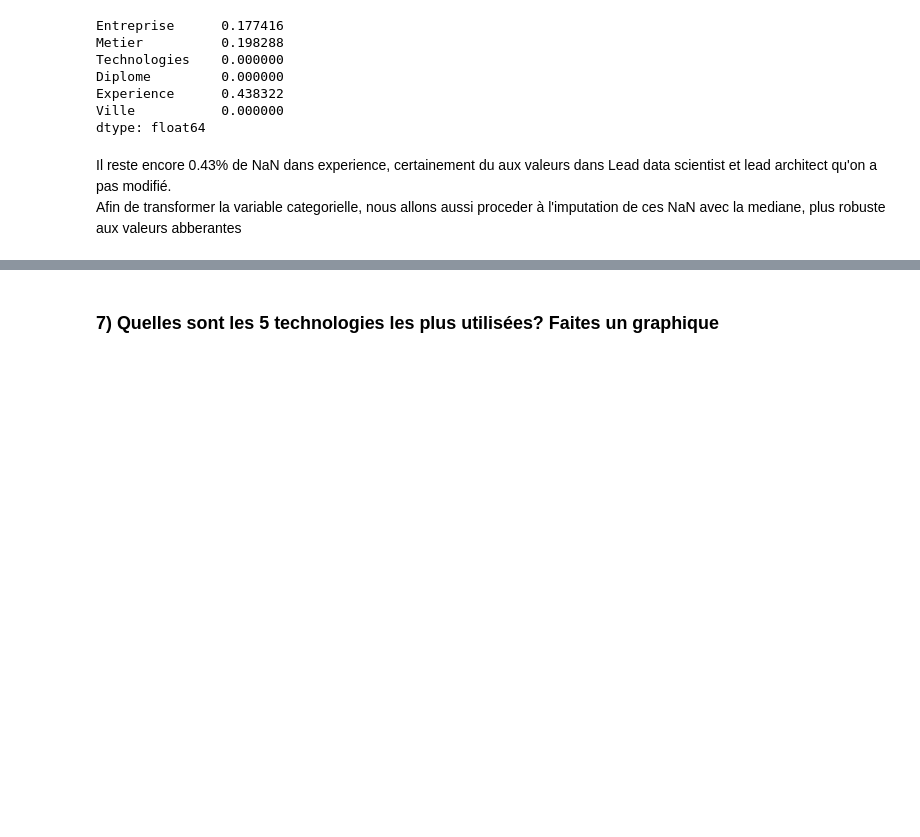
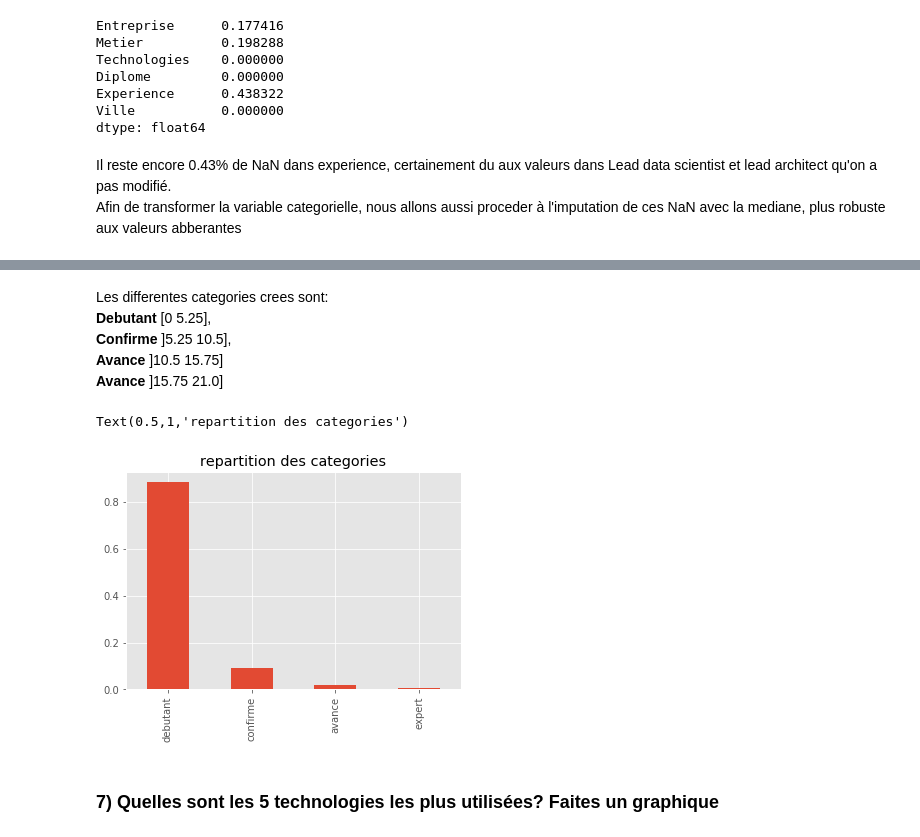
Before and after one commit to AngeKouame/AGILA-DATASET, a Jupyter notebook: Test_Technique_ML.ipynb, the cells around one changed output, grey strips where cells are left out. Saved outputs shown, nothing was run; the diff lists cells and outputs as text; code cells hidden in the pictures; blank space fills up the shorter version.

```diff
--- a/Test_Technique_ML.ipynb
+++ b/Test_Technique_ML.ipynb
@@ -280,19 +227,0 @@ df
-# %%
-def categorized_variable(value):
-    '''
-    INPUT
-        - value - annees d'experiences
-    OUTPUT
-        - categorie choisie
-    '''
-    if value>=0 and value<=1:
-        return 0
-    elif value>1 and value<=2:
-        return 1
-    elif value>2 and value<=3.5:
-        return 2
-    else:
-        return 3
-
-# Creer une variable categorielle à 4 modalites
-df['Exp_label'] = df['Experience'].apply(categorized_variable)
@@ -326,19 +227,0 @@ silhouette_score(data, preds)
-# %%
-def categorized_variable(value):
-    '''
-    INPUT
-        - value - annees d'experiences
-    OUTPUT
-        - categorie choisie
-    '''
-    if value<=1:
-        return 'Debutant'
-    elif value>1 and value<=2:
-        return 'Confirme'
-    elif value>2 and value<=3.5:
-        return 'Avance'
-    else:
-        return 'Expert'
-
-# Creer une variable categorielle à 4 modalites
-df['Exp_label'] = df['Experience'].apply(categorized_variable)
@@ -350,3 +250,12 @@ df.head(5)
+# %% [markdown]
+Les differentes categories crees sont:
+<br> <b>Debutant</b> [0 5.25], <br> <b>Confirme</b> ]5.25 10.5], <br> <b>Avance</b> ]10.5 15.75] <br> <b>Avance</b> ]15.75 21.0]
+# %%
+(df.Exp_label.value_counts()/df.shape[0]).plot(kind="bar")
+plt.title('repartition des categories')
+# %% [output]
+Text(0.5,1,'repartition des categories')
+[figure, added]
 # %% [markdown]
 ### 7) Quelles sont les 5 technologies les plus utilisées? Faites un graphique
 # %% [markdown]
```
Also changed, not shown: parts of 28 cells of this notebook.
